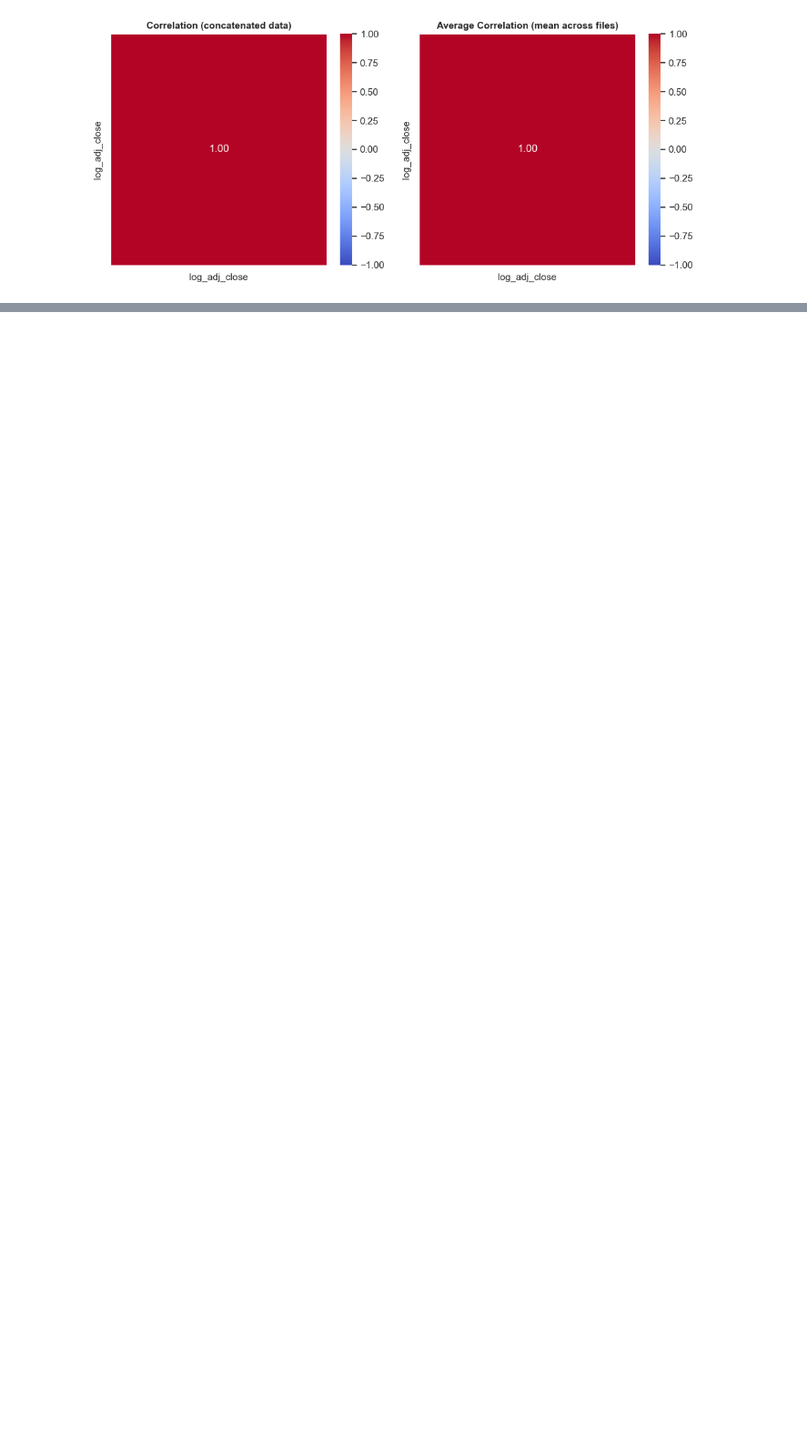
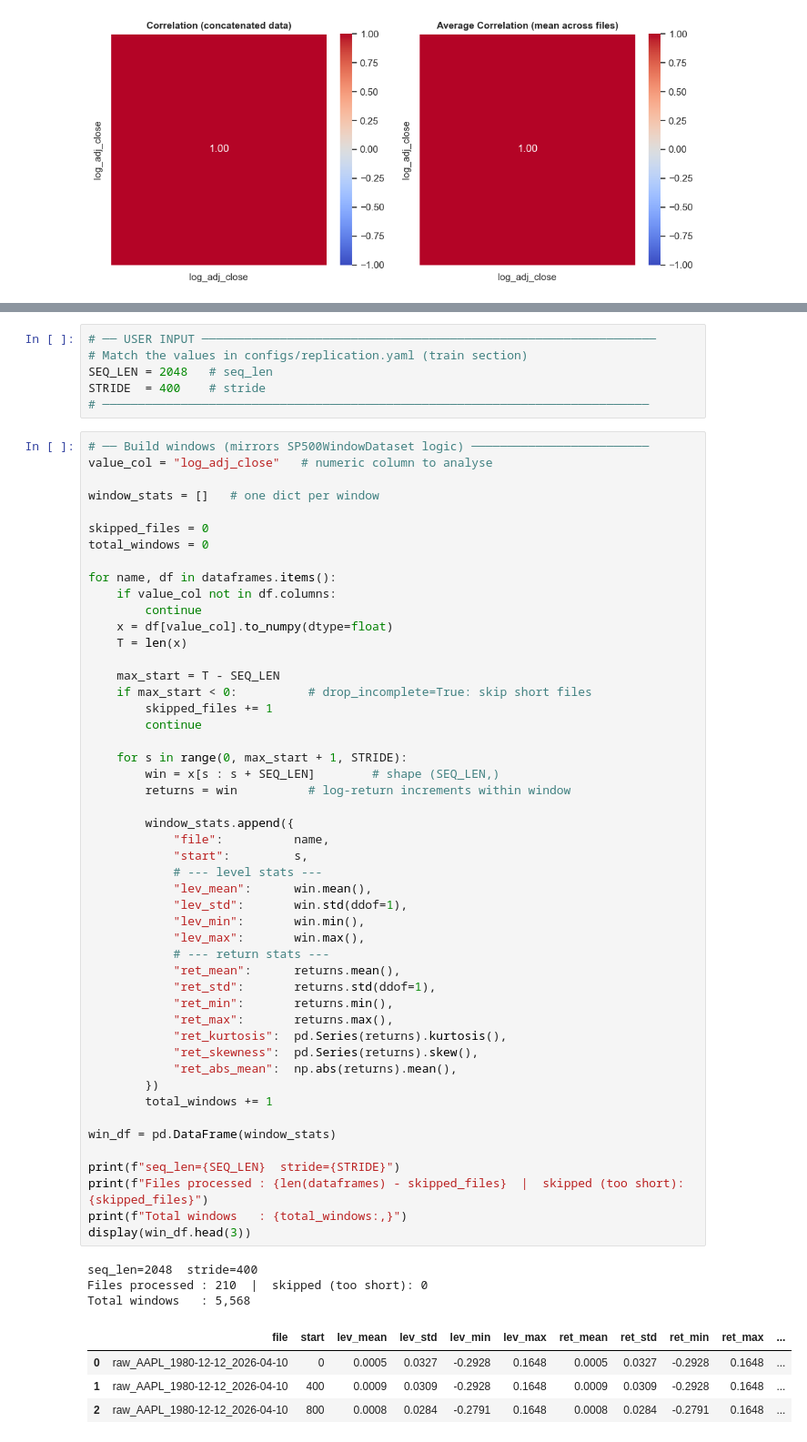
Before and after one commit to GiacomoNegri/Master-Thesis, a Jupyter notebook: notebooks/EDA.ipynb, the cells around one changed output, grey strips where cells are left out. Shown at 91% size. Cells and saved outputs as stored; diff of their text form; blank space fills up the shorter version.

```diff
--- a/notebooks/EDA.ipynb
+++ b/notebooks/EDA.ipynb
@@ -616,0 +626,63 @@ plt.show()
+# %%
+# ── USER INPUT ────────────────────────────────────────────────────────────────
+# Match the values in configs/replication.yaml (train section)
+SEQ_LEN = 2048   # seq_len
+STRIDE  = 400    # stride
+# ─────────────────────────────────────────────────────────────────────────────
+# %%
+# ── Build windows (mirrors SP500WindowDataset logic) ─────────────────────────
+value_col = "log_adj_close"   # numeric column to analyse
+
+window_stats = []   # one dict per window
+
+skipped_files = 0
+total_windows = 0
+
+for name, df in dataframes.items():
+    if value_col not in df.columns:
+        continue
+    x = df[value_col].to_numpy(dtype=float)
+    T = len(x)
+
+    max_start = T - SEQ_LEN
+    if max_start < 0:          # drop_incomplete=True: skip short files
+        skipped_files += 1
+        continue
+
+    for s in range(0, max_start + 1, STRIDE):
+        win = x[s : s + SEQ_LEN]        # shape (SEQ_LEN,)
+        returns = win          # log-return increments within window
+
+        window_stats.append({
+            "file":          name,
+            "start":         s,
+            # --- level stats ---
+            "lev_mean":      win.mean(),
+            "lev_std":       win.std(ddof=1),
+            "lev_min":       win.min(),
+            "lev_max":       win.max(),
+            # --- return stats ---
+            "ret_mean":      returns.mean(),
+            "ret_std":       returns.std(ddof=1),
+            "ret_min":       returns.min(),
+            "ret_max":       returns.max(),
+            "ret_kurtosis":  pd.Series(returns).kurtosis(),
+            "ret_skewness":  pd.Series(returns).skew(),
+            "ret_abs_mean":  np.abs(returns).mean(),
+        })
+        total_windows += 1
+
+win_df = pd.DataFrame(window_stats)
+
+print(f"seq_len={SEQ_LEN}  stride={STRIDE}")
+print(f"Files processed : {len(dataframes) - skipped_files}  |  skipped (too short): {skipped_files}")
+print(f"Total windows   : {total_windows:,}")
+display(win_df.head(3))
+# %% [output]
+seq_len=2048  stride=400
+Files processed : 210  |  skipped (too short): 0
+Total windows   : 5,568
+|  | file | start | lev_mean | lev_std | lev_min | lev_max | ret_mean | ret_std | ret_min | ret_max | ... |
+| 0 | raw_AAPL_1980-12-12_2026-04-10 | 0 | 0.0005 | 0.0327 | -0.2928 | 0.1648 | 0.0005 | 0.0327 | -0.2928 | 0.1648 | ... |
+| 1 | raw_AAPL_1980-12-12_2026-04-10 | 400 | 0.0009 | 0.0309 | -0.2928 | 0.1648 | 0.0009 | 0.0309 | -0.2928 | 0.1648 | ... |
+| 2 | raw_AAPL_1980-12-12_2026-04-10 | 800 | 0.0008 | 0.0284 | -0.2791 | 0.1648 | 0.0008 | 0.0284 | -0.2791 | 0.1648 | ... |
```
Also changed, not shown: parts of 10 cells of this notebook, 2 other files.
